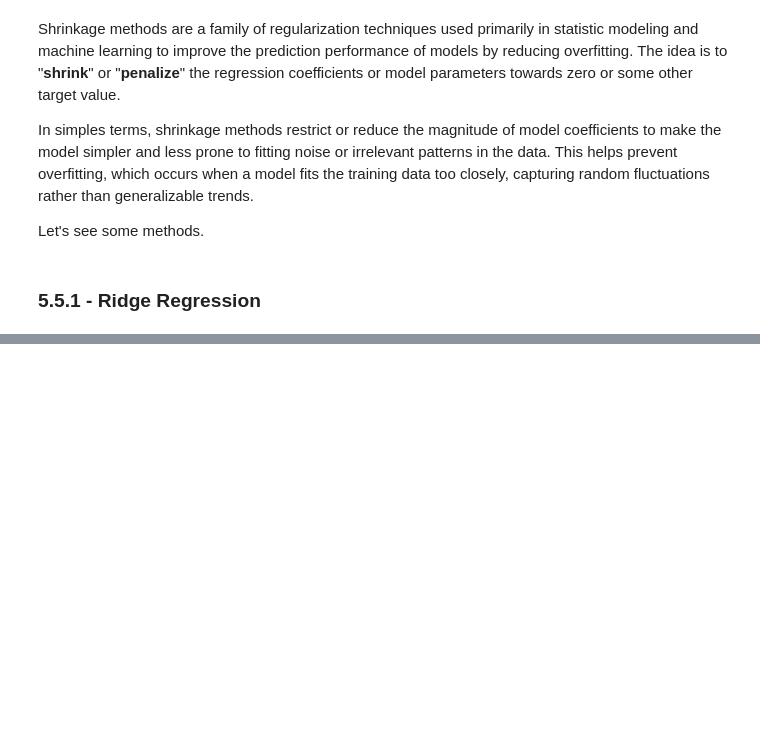
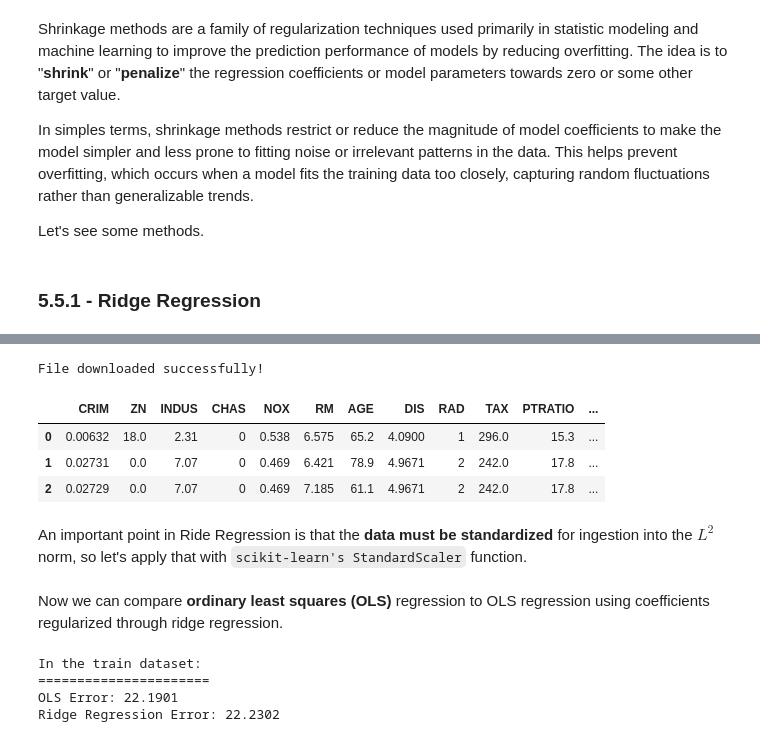
Before and after one commit to mh-pedro/Data-Science-Notes, a Jupyter notebook: notebooks/chapter_5.ipynb, the cells around one changed output, grey strips where cells are left out. Cells and saved outputs as stored; diff of their text form; code cells hidden in the pictures; blank space fills up the shorter version.

```diff
--- a/notebooks/chapter_5.ipynb
+++ b/notebooks/chapter_5.ipynb
@@ -586,0 +596,36 @@ where $n$ is the number of samples and $p$ is the number of parameter. Ridge reg
+# %%
+from sklearn.metrics import mean_absolute_error as MSE
+from sklearn.model_selection import train_test_split
+from sklearn.preprocessing import StandardScaler
+import statsmodels.api as sm
+
+
+import requests
+# Link to Download the dataset
+url = "https://archive.ics.uci.edu/ml/machine-learning-databases/housing/housing.data"
+
+
+response = requests.get(url)
+if response.status_code == 200:
+    with open('boston_housing.data', 'wb') as f:
+        f.write(response.content)
+    print("File downloaded successfully!")
+
+
+    column_names = [
+        'CRIM', 'ZN', 'INDUS', 'CHAS', 'NOX', 'RM', 'AGE',
+        'DIS', 'RAD', 'TAX', 'PTRATIO', 'B', 'LSTAT', 'PRICE'
+    ]
+    boston_data = pd.read_csv('boston_housing.data', sep='\s+', names=column_names)
+else:
+    print(f"Erro to download: HTTP {response.status_code}")
+# %% [output]
+File downloaded successfully!
+# %%
+boston_data = sm.add_constant(boston_data, prepend=False)
+boston_data.head(3)
+# %% [output]
+|  | CRIM | ZN | INDUS | CHAS | NOX | RM | AGE | DIS | RAD | TAX | PTRATIO | ... |
+| 0 | 0.00632 | 18.0 | 2.31 | 0 | 0.538 | 6.575 | 65.2 | 4.0900 | 1 | 296.0 | 15.3 | ... |
+| 1 | 0.02731 | 0.0 | 7.07 | 0 | 0.469 | 6.421 | 78.9 | 4.9671 | 2 | 242.0 | 17.8 | ... |
+| 2 | 0.02729 | 0.0 | 7.07 | 0 | 0.469 | 7.185 | 61.1 | 4.9671 | 2 | 242.0 | 17.8 | ... |
@@ -586,0 +636,2 @@ where $n$ is the number of samples and $p$ is the number of parameter. Ridge reg
+# %% [markdown]
+An important point in Ride Regression is that the **data must be standardized** for ingestion into the $L^2$ norm, so let's apply that with `scikit-learn's StandardScaler` function.
@@ -586,0 +645,17 @@ where $n$ is the number of samples and $p$ is the number of parameter. Ridge reg
+# %% [markdown]
+Now we can compare **ordinary least squares (OLS)** regression to OLS regression using coefficients regularized through ridge regression.
+# %%
+ols_model = sm.OLS(y_train, X_train)
+compiled_mod = ols_model.fit()
+
+compiled_model_ridge = ols_model.fit_regularized(method='elastic_net', L1_wt=0, alpha=0.1, refit=True)
+
+print("In the train dataset:")
+print("="*22)
+print(f"OLS Error: {MSE(y_train, compiled_mod.predict(X_train)):.4f}")
+print(f"Ridge Regression Error: {MSE(y_train, compiled_model_ridge.predict(X_train)):.4f}")
+# %% [output]
+In the train dataset:
+======================
+OLS Error: 22.1901
+Ridge Regression Error: 22.2302
```
Also changed, not shown: parts of 17 cells of this notebook, 4 other files.
